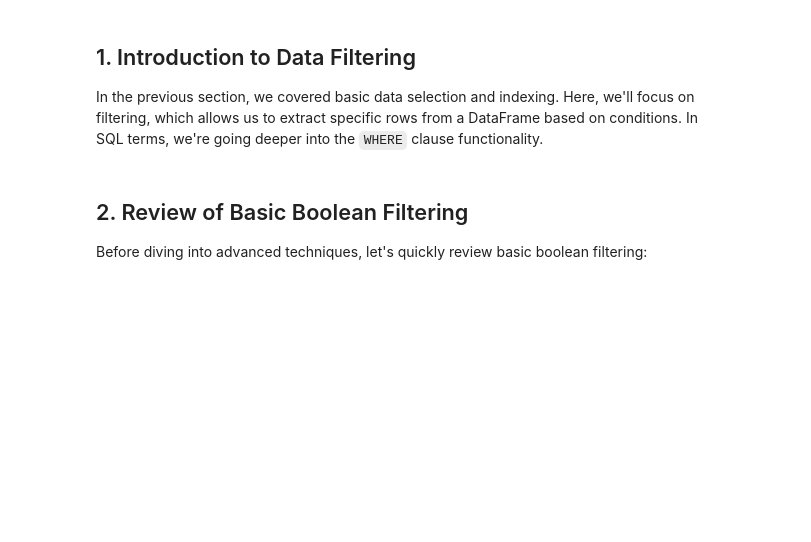
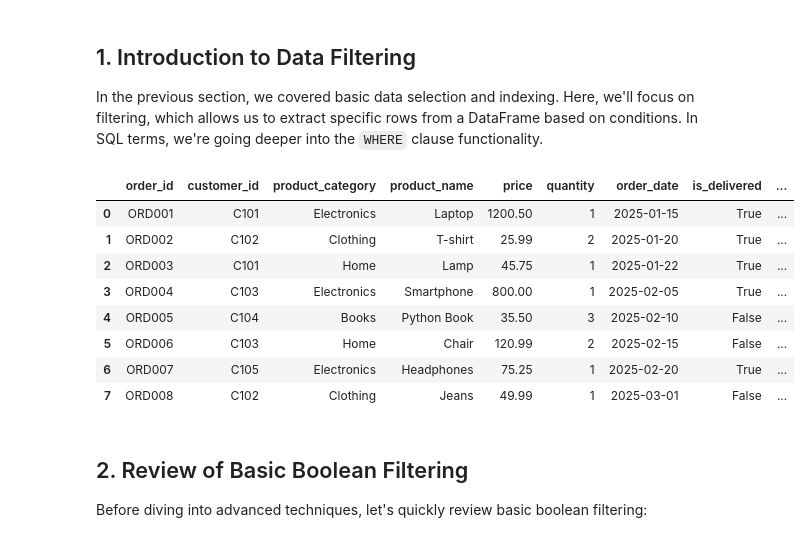
Before and after one commit to olaoluwaoyebola/python-data-analysis-course, a Jupyter notebook: Month_1/Week_3/Lecture/01_Pandas_Fundamentals_II_part2_Filtering_Data.ipynb, the cells around one changed output. Drawn from its saved outputs; the diff is of its cells as text; code cells hidden in the pictures; blank space fills up the shorter version.

```diff
--- a/Month_1/Week_3/Lecture/01_Pandas_Fundamentals_II_part2_Filtering_Data.ipynb
+++ b/Month_1/Week_3/Lecture/01_Pandas_Fundamentals_II_part2_Filtering_Data.ipynb
@@ -52,3 +53,16 @@ print(orders_df)
+# %%
+
+orders_df
+# %% [output]
+|  | order_id | customer_id | product_category | product_name | price | quantity | order_date | is_delivered | ... |
+| 0 | ORD001 | C101 | Electronics | Laptop | 1200.50 | 1 | 2025-01-15 | True | ... |
+| 1 | ORD002 | C102 | Clothing | T-shirt | 25.99 | 2 | 2025-01-20 | True | ... |
+| 2 | ORD003 | C101 | Home | Lamp | 45.75 | 1 | 2025-01-22 | True | ... |
+| 3 | ORD004 | C103 | Electronics | Smartphone | 800.00 | 1 | 2025-02-05 | True | ... |
+| 4 | ORD005 | C104 | Books | Python Book | 35.50 | 3 | 2025-02-10 | False | ... |
+| 5 | ORD006 | C103 | Home | Chair | 120.99 | 2 | 2025-02-15 | False | ... |
+| 6 | ORD007 | C105 | Electronics | Headphones | 75.25 | 1 | 2025-02-20 | True | ... |
+| 7 | ORD008 | C102 | Clothing | Jeans | 49.99 | 1 | 2025-03-01 | False | ... |
 # %% [markdown]
 ## 2. Review of Basic Boolean Filtering
 
```
Also changed, not shown: parts of 22 cells of this notebook, 3 other files.
